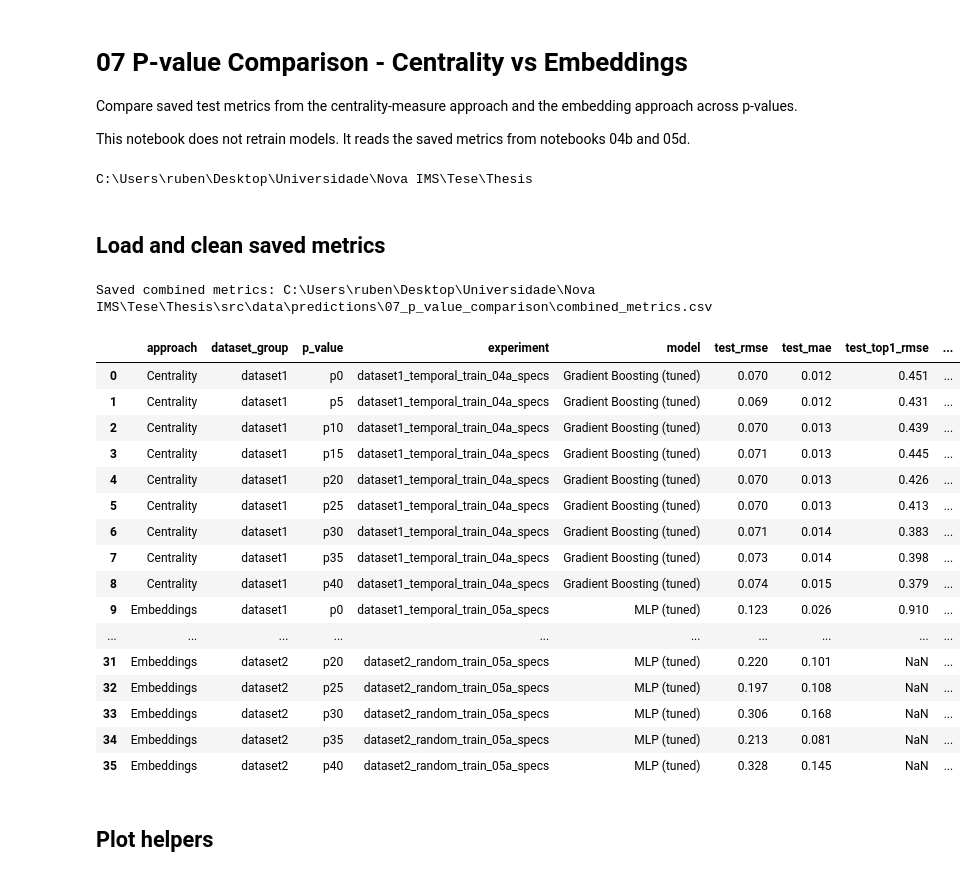
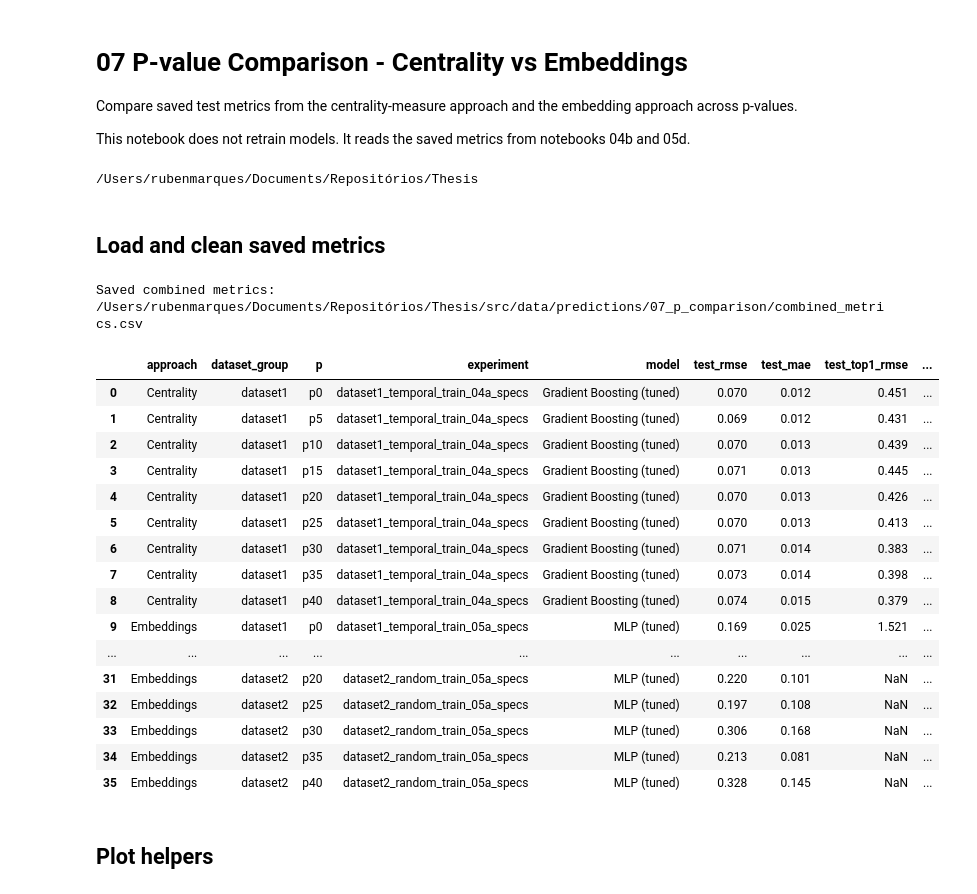
Before and after one commit to RubenCMarques/Using-GNNs-to-minimize-systemic-risk, a Jupyter notebook: src/notebooks/07_comparison/07_p_value_comparison_centrality_vs_embeddings.ipynb, the cells around one changed output. Cells and saved outputs as stored; diff of their text form; code cells hidden in the pictures.

```diff
--- a/src/notebooks/07_comparison/07_p_value_comparison_centrality_vs_embeddings.ipynb
+++ b/src/notebooks/07_comparison/07_p_value_comparison_centrality_vs_embeddings.ipynb
@@ -24,7 +24,7 @@ PROJECT_ROOT = find_project_root()
 
 CENTRALITY_METRICS_PATH = PROJECT_ROOT / 'src' / 'data' / 'predictions' / '04b_saved_04a' / 'metrics.csv'
 EMBEDDING_METRICS_PATH = PROJECT_ROOT / 'src' / 'data' / 'predictions' / '05d_saved_05a' / 'metrics.csv'
-OUT_DIR = PROJECT_ROOT / 'src' / 'data' / 'predictions' / '07_p_value_comparison'
+OUT_DIR = PROJECT_ROOT / 'src' / 'data' / 'predictions' / '07_p_comparison'
 OUT_DIR.mkdir(parents=True, exist_ok=True)
 
 P_ORDER = ['p0', 'p5', 'p10', 'p15', 'p20', 'p25', 'p30', 'p35', 'p40']
@@ -43,7 +43,7 @@ REQUIRED_COLS = [
 pd.set_option('display.max_columns', 120)
 print(PROJECT_ROOT)
 # %% [output]
-C:\Users\ruben\Desktop\Universidade\Nova IMS\Tese\Thesis
+/Users/rubenmarques/Documents/Repositórios/Thesis
 # %% [markdown]
 ## Load and clean saved metrics
 # %%
@@ -66,47 +66,47 @@ embeddings = load_metrics(EMBEDDING_METRICS_PATH, 'Embeddings')
 
 combined = pd.concat([centrality, embeddings], ignore_index=True, sort=False)
 combined['dataset_group'] = combined['dataset'].str.extract(r'^(dataset[12])')[0]
-combined['p_value'] = combined['dataset'].str.extract(r'_(p\d+)$')[0]
-combined.loc[combined['dataset'].str.endswith('_baseline'), 'p_value'] = 'p0'
-combined['p_num'] = combined['p_value'].map(P_RANK)
+combined['p'] = combined['dataset'].str.extract(r'_(p\d+)$')[0]
+combined.loc[combined['dataset'].str.endswith('_baseline'), 'p'] = 'p0'
+combined['p_num'] = combined['p'].map(P_RANK)
 
 keep = (
     ((combined['dataset_group'] == 'dataset1') & (combined['approach'] == 'Centrality') & (combined['experiment'] == 'dataset1_temporal_train_04a_specs')) |
     ((combined['dataset_group'] == 'dataset1') & (combined['approach'] == 'Embeddings') & (combined['experiment'] == 'dataset1_temporal_train_05a_specs')) |
     ((combined['dataset_group'] == 'dataset2') & (combined['approach'] == 'Centrality') & (combined['experiment'] == 'dataset2_random_train_04a_specs')) |
     ((combined['dataset_group'] == 'dataset2') & (combined['approach'] == 'Embeddings') & (combined['experiment'] == 'dataset2_random_train_05a_specs'))
 )
 
 comparison = combined.loc[keep].copy()
 comparison = comparison[
     comparison.apply(
-        lambda row: row['p_value'] in DATASET_P_ORDER[row['dataset_group']],
+        lambda row: row['p'] in DATASET_P_ORDER[row['dataset_group']],
         axis=1,
     )
 ].copy()
 comparison = comparison.sort_values(['dataset_group', 'approach', 'p_num']).reset_index(drop=True)
 metric_cols = [col for col in comparison.columns if any(name in col for name in ['rmse', 'mae', 'r2'])]
 comparison[metric_cols] = comparison[metric_cols].round(ROUND_DECIMALS)
 
 for dataset_group in ['dataset1', 'dataset2']:
     for approach in ['Centrality', 'Embeddings']:
         got = comparison.loc[
             (comparison['dataset_group'] == dataset_group) &
             (comparison['approach'] == approach),
-            'p_value'
+            'p'
         ].tolist()
         expected = DATASET_P_ORDER[dataset_group]
         if got != expected:
-            raise ValueError(f'{dataset_group} {approach} has p-values {got}, expected {expected}')
+            raise ValueError(f'{dataset_group} {approach} has p (default threshold) {got}, expected {expected}')
 
 combined_path = OUT_DIR / 'combined_metrics.csv'
 comparison.to_csv(combined_path, index=False)
 
 print(f'Saved combined metrics: {combined_path}')
-display(comparison[['approach', 'dataset_group', 'p_value', 'experiment', 'model', 'test_rmse', 'test_mae', 'test_top1_rmse', 'test_top1_mae']])
+display(comparison[['approach', 'dataset_group', 'p', 'experiment', 'model', 'test_rmse', 'test_mae', 'test_top1_rmse', 'test_top1_mae']])
 # %% [output]
-Saved combined metrics: C:\Users\ruben\Desktop\Universidade\Nova IMS\Tese\Thesis\src\data\predictions\07_p_value_comparison\combined_metrics.csv
+Saved combined metrics: /Users/rubenmarques/Documents/Repositórios/Thesis/src/data/predictions/07_p_comparison/combined_metrics.csv
-|  | approach | dataset_group | p_value | experiment | model | test_rmse | test_mae | test_top1_rmse | ... |
+|  | approach | dataset_group | p | experiment | model | test_rmse | test_mae | test_top1_rmse | ... |
 | 0 | Centrality | dataset1 | p0 | dataset1_temporal_train_04a_specs | Gradient Boosting (tuned) | 0.070 | 0.012 | 0.451 | ... |
 | 1 | Centrality | dataset1 | p5 | dataset1_temporal_train_04a_specs | Gradient Boosting (tuned) | 0.069 | 0.012 | 0.431 | ... |
 | 2 | Centrality | dataset1 | p10 | dataset1_temporal_train_04a_specs | Gradient Boosting (tuned) | 0.070 | 0.013 | 0.439 | ... |
@@ -116,7 +116,7 @@ Saved combined metrics: C:\Users\ruben\Desktop\Universidade\Nova IMS\Tese\Thesis
 | 6 | Centrality | dataset1 | p30 | dataset1_temporal_train_04a_specs | Gradient Boosting (tuned) | 0.071 | 0.014 | 0.383 | ... |
 | 7 | Centrality | dataset1 | p35 | dataset1_temporal_train_04a_specs | Gradient Boosting (tuned) | 0.073 | 0.014 | 0.398 | ... |
 | 8 | Centrality | dataset1 | p40 | dataset1_temporal_train_04a_specs | Gradient Boosting (tuned) | 0.074 | 0.015 | 0.379 | ... |
-| 9 | Embeddings | dataset1 | p0 | dataset1_temporal_train_05a_specs | MLP (tuned) | 0.123 | 0.026 | 0.910 | ... |
+| 9 | Embeddings | dataset1 | p0 | dataset1_temporal_train_05a_specs | MLP (tuned) | 0.169 | 0.025 | 1.521 | ... |
 | ... | ... | ... | ... | ... | ... | ... | ... | ... | ... |
 | 31 | Embeddings | dataset2 | p20 | dataset2_random_train_05a_specs | MLP (tuned) | 0.220 | 0.101 | NaN | ... |
 | 32 | Embeddings | dataset2 | p25 | dataset2_random_train_05a_specs | MLP (tuned) | 0.197 | 0.108 | NaN | ... |
```
Also changed, not shown: parts of 6 cells of this notebook, 6 other files.
